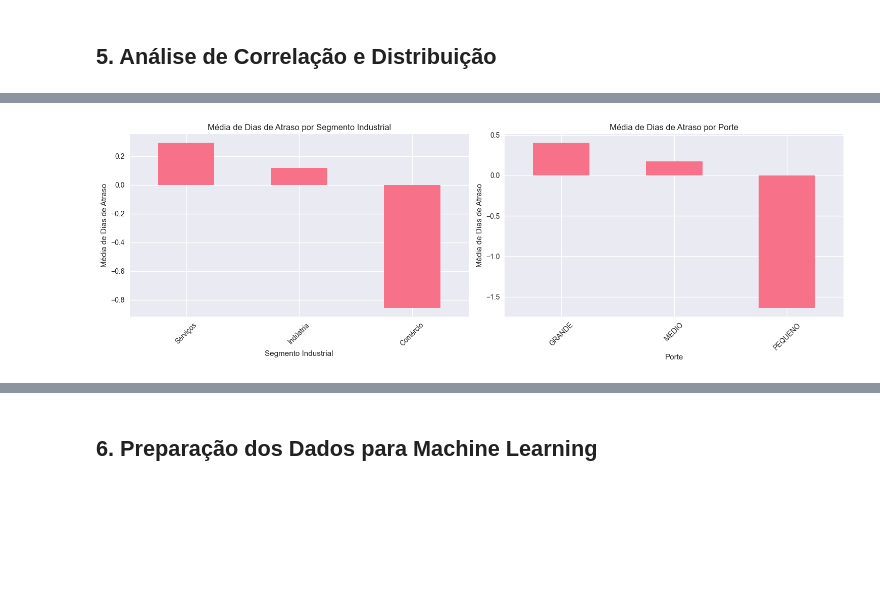
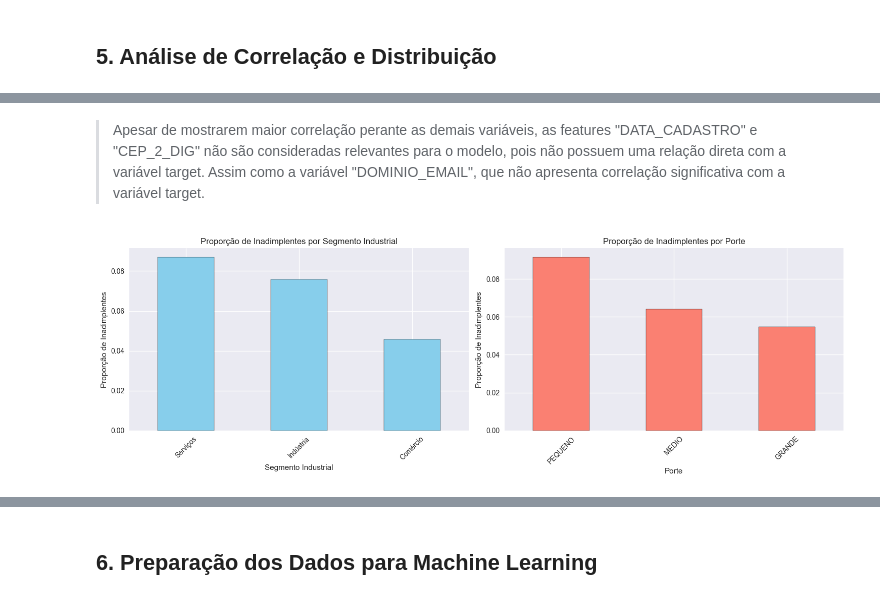
Before and after one commit to jhonatangopereira/TechnicalCaseDatarisk, a Jupyter notebook: analise_regressao_dias_atraso.ipynb, the cells around one changed output, grey strips where cells are left out. Cells and saved outputs as stored; diff of their text form; code cells hidden in the pictures; blank space fills up the shorter version.

```diff
--- a/analise_regressao_dias_atraso.ipynb
+++ b/analise_regressao_dias_atraso.ipynb
@@ -306,0 +419,3 @@ Shape final: (77414, 14)
+# %%
+df_dev['TAXA_CATEGORIA'] = df_dev['TAXA_CATEGORIA'].cat.rename_categories(["Médio", "Baixo", "Alto"])
+df_dev['TAXA_CATEGORIA']
@@ -333,3 +468,7 @@ PORTE                   2476
 RENDA_MES_ANTERIOR      6132
 NO_FUNCIONARIOS         7587
 dtype: int64
+# %%
+# Remover linhas com TODOS os valores faltantes
+df_merged = df_merged.dropna(how='all')
+df_merged
@@ -335,0 +489,4 @@ dtype: int64
+# %%
+# Dado a quantidade de valores faltantes na coluna 'FLAG_PF', vamos tratá-las, dado que é uma coluna importante para a
+# análise e onde os valores faltantes representam o valor booleano False.
+df_merged['FLAG_PF'] = df_merged['FLAG_PF'].apply(lambda x: True if x == 'X' else False)
@@ -336,2 +502,4 @@ dtype: int64
+# %%
+df_merged.dropna(subset=['VALOR_A_PAGAR'], inplace=True)
 # %% [markdown]
 ## 5. Análise de Correlação e Distribuição
@@ -370,24 +568,26 @@ plt.show()
+# %% [markdown]
+> Apesar de mostrarem maior correlação perante as demais variáveis, as features "DATA_CADASTRO" e "CEP_2_DIG" não são consideradas relevantes para o modelo, pois não possuem uma relação direta com a variável target. Assim como a variável "DOMINIO_EMAIL", que não apresenta correlação significativa com a variável target.
 # %%
-# Análise dos dias de atraso por segmento industrial
+# Análise da proporção de inadimplentes por segmento industrial e porte
 fig, axes = plt.subplots(1, 2, figsize=(15, 5))
 
-# Média de dias de atraso por segmento
-segmento_atraso = df_merged.groupby('SEGMENTO_INDUSTRIAL')['DIAS_ATRASO'].mean().sort_values(ascending=False)
-segmento_atraso.plot(kind='bar', ax=axes[0])
-axes[0].set_title('Média de Dias de Atraso por Segmento Industrial')
+# Proporção de inadimplentes por segmento industrial
+segmento_inadimplente = df_merged.groupby('SEGMENTO_INDUSTRIAL')['INADIMPLENTE'].mean().sort_values(ascending=False)
+segmento_inadimplente.plot(kind='bar', ax=axes[0], color='skyblue', edgecolor='black')
+axes[0].set_title('Proporção de Inadimplentes por Segmento Industrial')
 axes[0].set_xlabel('Segmento Industrial')
-axes[0].set_ylabel('Média de Dias de Atraso')
+axes[0].set_ylabel('Proporção de Inadimplentes')
 axes[0].tick_params(axis='x', rotation=45)
 
-# Média de dias de atraso por porte
-porte_atraso = df_merged.groupby('PORTE')['DIAS_ATRASO'].mean().sort_values(ascending=False)
-porte_atraso.plot(kind='bar', ax=axes[1])
-axes[1].set_title('Média de Dias de Atraso por Porte')
+# Proporção de inadimplentes por porte
+porte_inadimplente = df_merged.groupby('PORTE')['INADIMPLENTE'].mean().sort_values(ascending=False)
+porte_inadimplente.plot(kind='bar', ax=axes[1], color='salmon', edgecolor='black')
+axes[1].set_title('Proporção de Inadimplentes por Porte')
 axes[1].set_xlabel('Porte')
-axes[1].set_ylabel('Média de Dias de Atraso')
+axes[1].set_ylabel('Proporção de Inadimplentes')
 axes[1].tick_params(axis='x', rotation=45)
 
 plt.tight_layout()
 plt.show()
 # %% [output]
-[figure, old version]
+[figure, new version]
```
Also changed, not shown: parts of 46 cells of this notebook, 2 other files.
